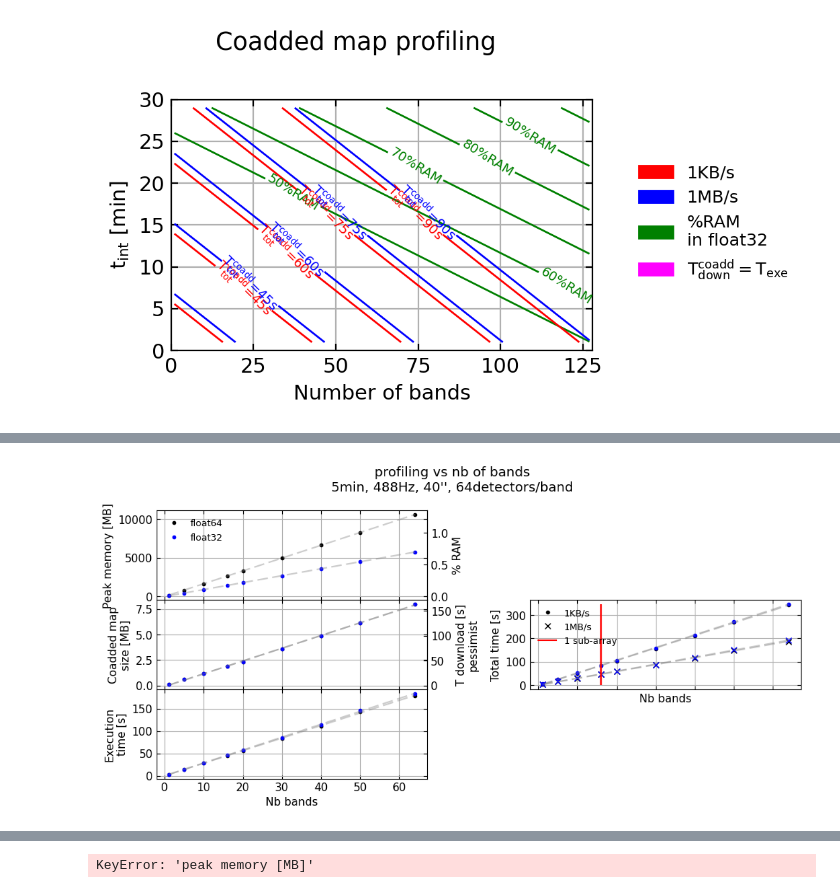
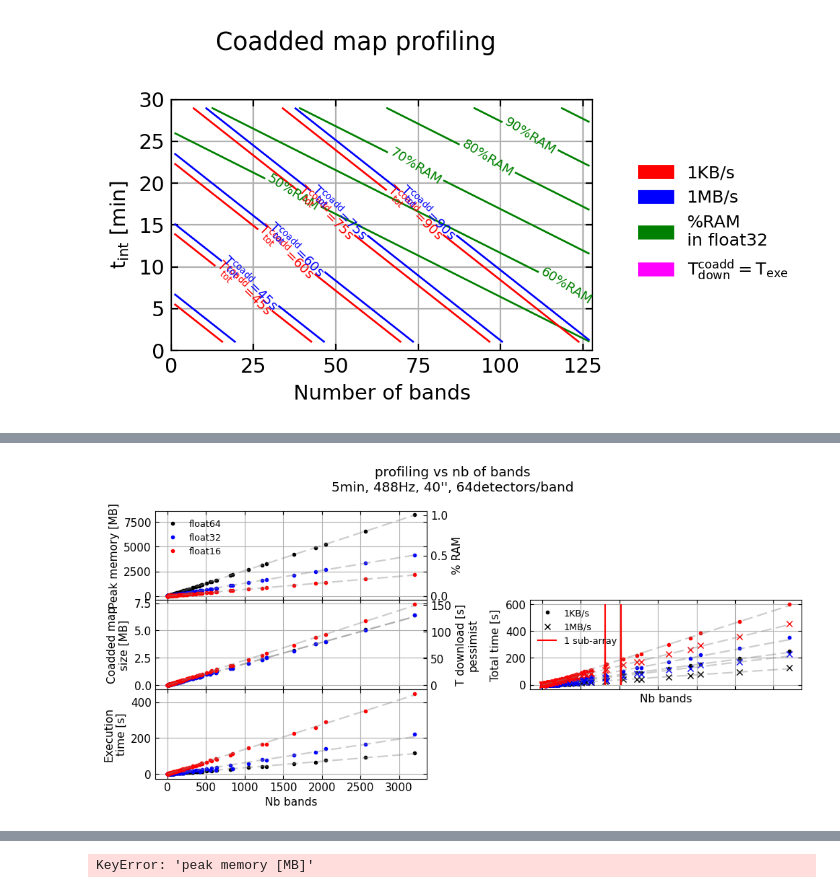
Before and after one commit to tim-balloon/TIM_analysis, a Jupyter notebook: namap/profiling.ipynb, the cells around one changed output, grey strips where cells are left out. Cells and saved outputs as stored; diff of their text form; code cells hidden in the pictures.

```diff
--- a/namap/profiling.ipynb
+++ b/namap/profiling.ipynb
@@ -435,7 +436,7 @@ for map_compression, marker in zip(('individual.fits.gz', 'individual.fits'), ('
     axb.plot(perfs[key][key2], perfs[key]['float64'][map_compression]['output size [MB]'], marker,mfc='none',mec='k', markersize=4)
     print(perfs[key]['float64'][map_compression]['output size [MB]'])
 
-    for precision, color in zip(('float64', 'float32'),('k','b','r')):
+    for precision, color in zip(('float64', 'float32', 'float16'),('k','b','magenta')):
         axm.plot(perfs[key][key2], perfs[key][precision][map_compression]['peak memory [MB]'], f'{marker}', mfc='none',mec=color,)
 
         a_coeffs = np.polyfit(perfs[key][key2], perfs[key][precision][map_compression]['peak memory [MB]'], 1)
@@ -467,6 +468,8 @@ for map_compression, marker in zip(('individual.fits.gz', 'individual.fits'), ('
 patchs = []
 patch = mpatches.Patch(color='b', label='float32'); patchs.append(patch);
 patch = mpatches.Patch(color='k', label='float64'); patchs.append(patch);
+patch = mpatches.Patch(color='magenta', label='float16'); patchs.append(patch);
+
 patch = mlines.Line2D([], [], linestyle='None',marker='o',    markerfacecolor='none',  markeredgecolor='k',  label='map.fits'); patchs.append(patch)
 patch = mlines.Line2D([], [], color='k', linestyle='None',marker='x',  label='map.fits.gz'); patchs.append(patch)
 axm.legend(handles=patchs)
@@ -507,7 +510,7 @@ axs[2,1].axis('off')
 axs[0,1].axis('off')
 
 key = 'profiling vs nb bands'
-key2 = "nb bands"
+key2 = "nb dets"
 
 def f_to_z(x): return x/(8 *1024)
 secax = axm.secondary_yaxis("right", functions=(f_to_z,f_to_z))
@@ -517,7 +520,7 @@ def f_to_z(x): return x/0.048828125
 secax = axb.secondary_yaxis("right", functions=(f_to_z,f_to_z))
 secax.set_ylabel(f'T download [s]\npessimist')
 
-for precision, color in zip(('float64', 'float32'),('k','b','r')):
+for precision, color in zip(('float64', 'float32', 'float16'),('k','b','r')):
     axm.plot(perfs[key][key2], perfs[key][precision]['peak memory [MB]'], f'.{color}', label= precision)
     axb.plot(perfs[key][key2], perfs[key][precision]['output size [MB]'], f'.{color}')
     axt.plot(perfs[key][key2], perfs[key][precision]['time [s]'], f'.{color}')
@@ -550,39 +553,40 @@ for precision, color in zip(('float64', 'float32'),('k','b','r')):
         x_fit = np.linspace(min(perfs[key][key2]), max(perfs[key][key2]), 200)
         y_lin = p_lin(x_fit)
         axT.plot(x_fit, y_lin, color='gray', linestyle='--', alpha=0.4)
-        axT.vlines(16, 0, Ttot.max(), color='r')
+        axT.vlines(16*51, 0, Ttot.max(), color='r')
+        axT.vlines(16*64, 0, Ttot.max(), color='r')
 
 
 patchs = []
 patch = mpatches.Patch(color='b', label='float32'); patchs.append(patch);
 patch = mpatches.Patch(color='k', label='float64'); patchs.append(patch);
 axm.legend(handles=patchs)
 
 
 
 patchs = []
 patch = mlines.Line2D([], [], linestyle='None',marker='.',    color='k', label='1KB/s'); patchs.append(patch)
 patch = mlines.Line2D([], [], color='k', linestyle='None',marker='x',  label='1MB/s'); patchs.append(patch)
 patch = mlines.Line2D([], [], color='r', linestyle='solid',label='1 sub-array'); patchs.append(patch)
 
 axT.legend(handles=patchs, loc= 'upper left')
 
 ymin, ymax = axm.get_ylim()
 axm.legend()
 #axm.set_yticks(np.arange(int(0), int(ymax)+10, 150))
 axm.set_ylabel('Peak memory [MB]')
 axt.set_ylabel('Execution\ntime [s]')
 fig.suptitle("profiling vs nb of bands\n5min, 488Hz, 40'', 64detectors/band")
 axt.set_xlabel("Nb bands")
 axb.set_ylabel('Coadded map\nsize [MB]')
 
 axT.set_ylabel('Total time [s]')
 axT.set_xlabel("Nb bands")
 
 fig.tight_layout()
 fig.subplots_adjust(hspace=0)
 # %% [output]
-[figure, old version]
+[figure, new version]
 # %%
 patchs = []
 fig, ax = plt.subplots(figsize=(8/2,6/2), dpi=200)
```
Also changed, not shown: parts of 6 cells of this notebook, 5 other files.
